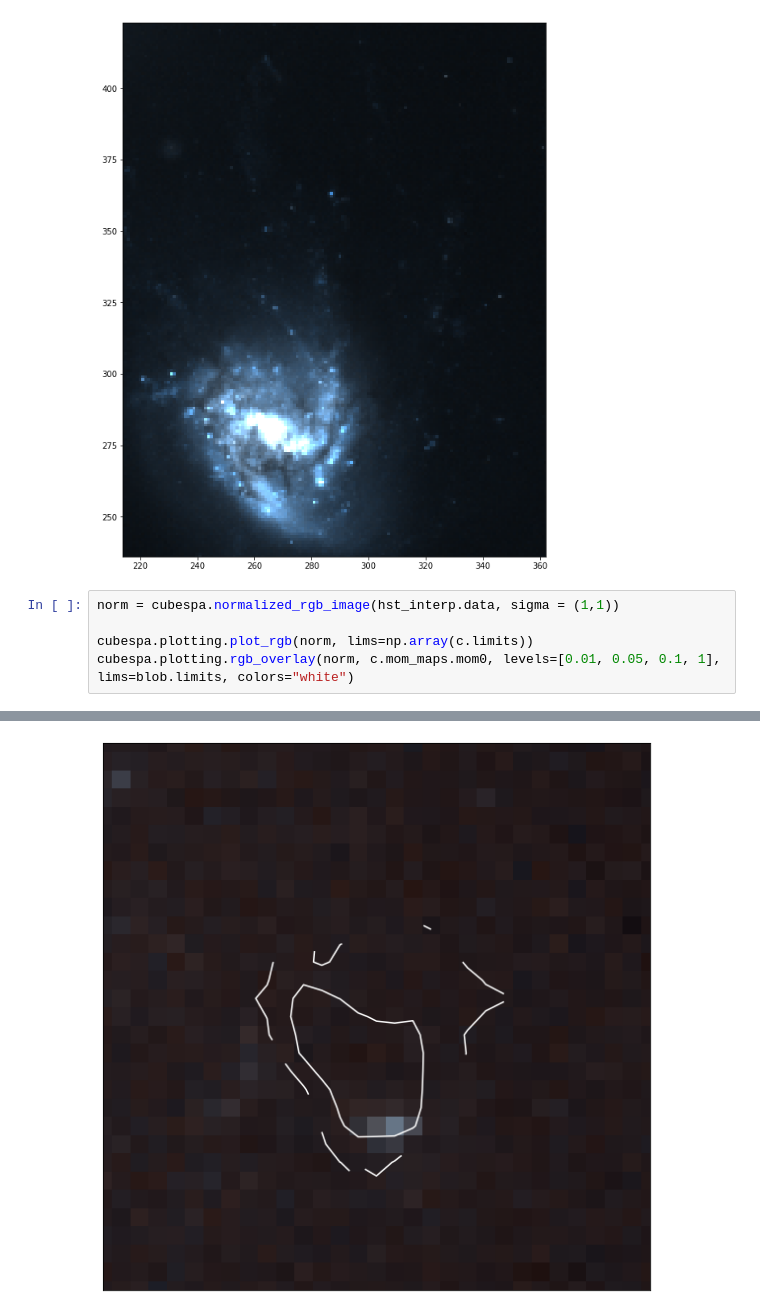
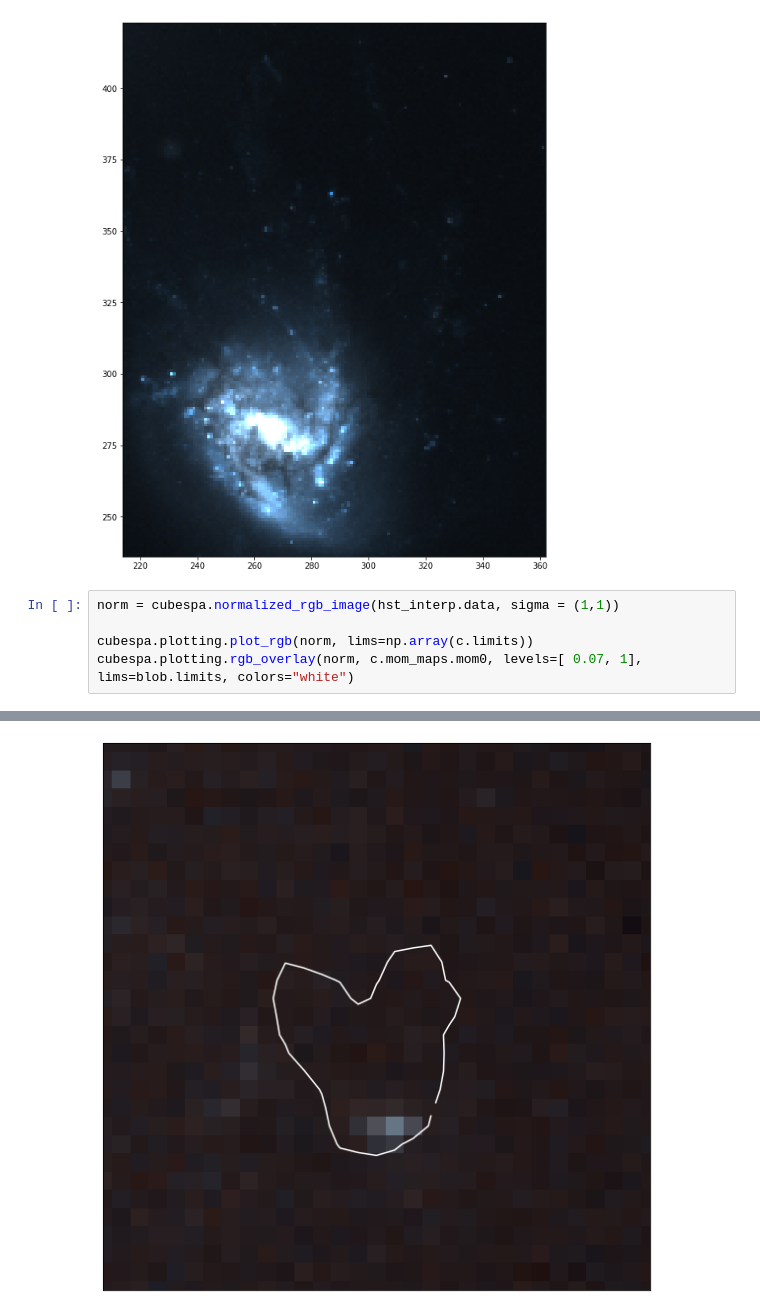
Before and after one commit to HSouch/CUBESPA, a Jupyter notebook: notebooks/Cubespa Demo.ipynb, the cells around one changed output, grey strips where cells are left out. Cells and saved outputs as stored; diff of their text form.

```diff
--- a/notebooks/Cubespa Demo.ipynb
+++ b/notebooks/Cubespa Demo.ipynb
@@ -152,8 +152,8 @@ Clipping input data to the valid range for imshow with RGB data ([0..1] for floa
 # %%
 norm = cubespa.normalized_rgb_image(hst_interp.data, sigma = (1,1))
 
 cubespa.plotting.plot_rgb(norm, lims=np.array(c.limits))
-cubespa.plotting.rgb_overlay(norm, c.mom_maps.mom0, levels=[0.01, 0.05, 0.1, 1], lims=blob.limits, colors="white")
+cubespa.plotting.rgb_overlay(norm, c.mom_maps.mom0, levels=[ 0.07, 1], lims=blob.limits, colors="white")
 # %% [output]
 [figure]
-[figure, old version]
+[figure, new version]
```
Also changed, not shown: parts of 1 cell of this notebook, 25 other files.
